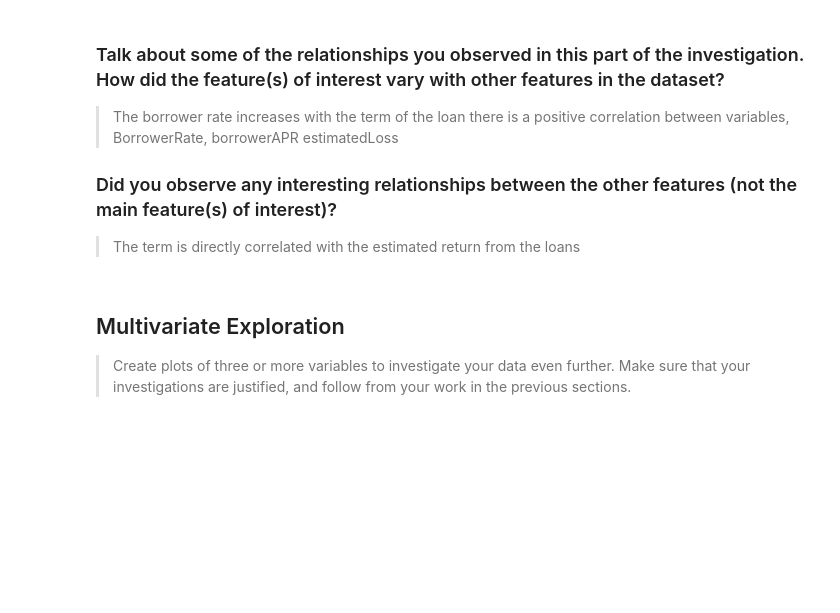
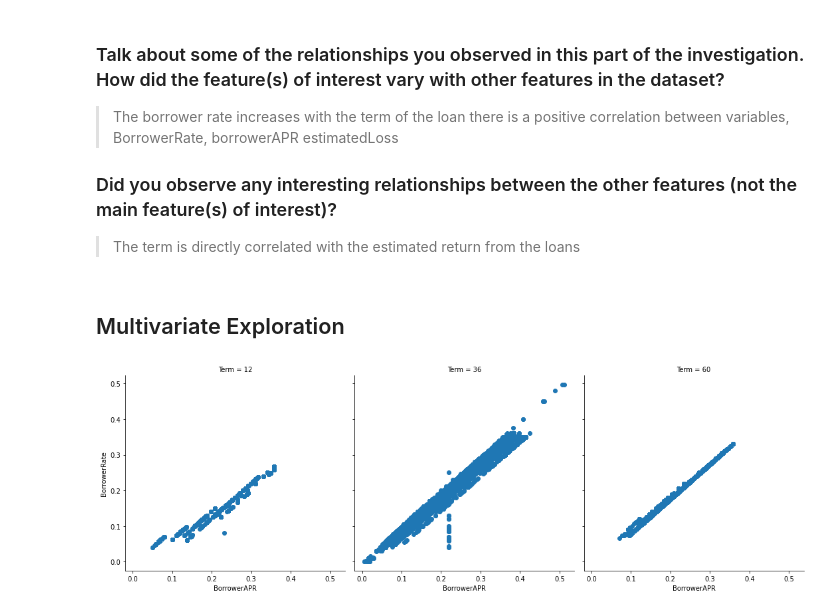
Before and after one commit to 3liud/loan-dataset-exploratoration, a Jupyter notebook: Notebooks/Part_I_exploration_template.ipynb, the cells around one changed output. Saved outputs shown, nothing was run; the diff lists cells and outputs as text; code cells hidden in the pictures; blank space fills up the shorter version.

Commit message:
completed multivariate exploration

```diff
--- a/Notebooks/Part_I_exploration_template.ipynb
+++ b/Notebooks/Part_I_exploration_template.ipynb
@@ -322,9 +336,11 @@ sb.boxplot(data = ploans, x = 'Term', y = 'EstimatedLoss', color = base_color);
 ### Did you observe any interesting relationships between the other features (not the main feature(s) of interest)?
 
 > The term is directly correlated with the estimated return from the loans
-# %% [markdown]
-## Multivariate Exploration
-
-> Create plots of three or more variables to investigate your data even
-further. Make sure that your investigations are justified, and follow from
-your work in the previous sections.
+# %% [markdown]
+## Multivariate Exploration
+# %%
+# BorrowerAPR, BorrowerRate vs. Term
+g = sb.FacetGrid(data = ploans, col = 'Term', height = 5, margin_titles = True)
+g.map(plt.scatter, 'BorrowerAPR', 'BorrowerRate');
+# %% [output]
+[figure, added]
```
Also changed, not shown: parts of 16 cells of this notebook.
